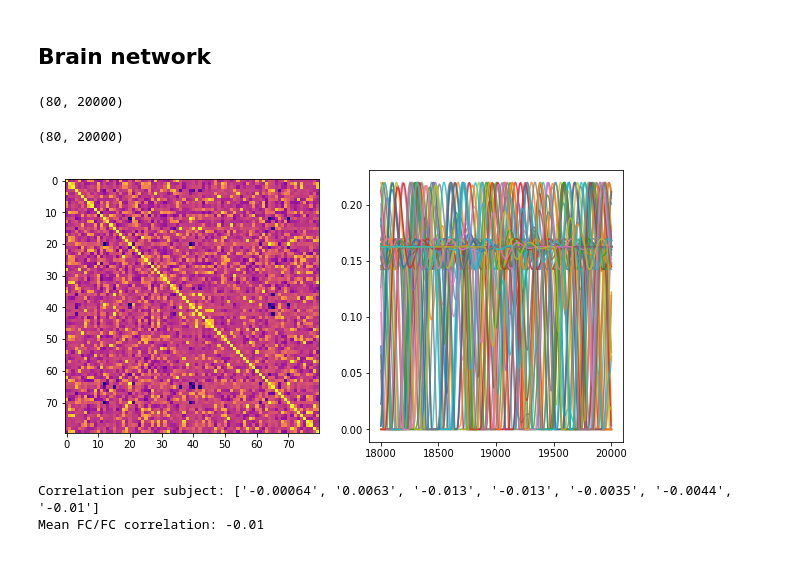
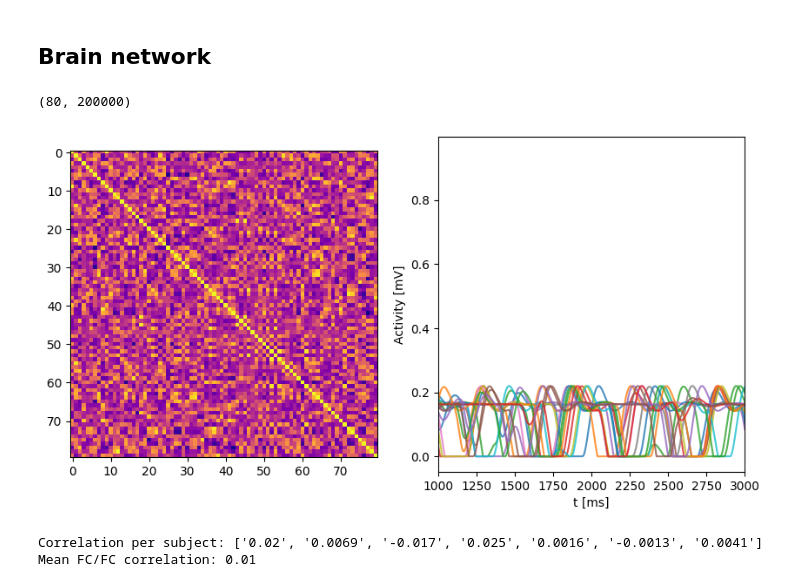
Before and after one commit to guhanou/neurolib, a Jupyter notebook: examples/example-0.9-jr.ipynb, the cells around one changed output. Cells and saved outputs as stored; diff of their text form; code cells hidden in the pictures.

```diff
--- a/examples/example-0.9-jr.ipynb
+++ b/examples/example-0.9-jr.ipynb
@@ -95,31 +113,25 @@ ds = Dataset("hcp")
 # %%
 model = JRModel(Cmat = ds.Cmat, Dmat = ds.Dmat)
 # %%
-model.params['p_ext'] = 0.65
-
+model.params['ext_input'] = 0.65
 model.params['signalV'] = 0
 model.params['duration'] = 20 * 1000
 model.params['sigma_ou'] = 0.14
-model.params['K_gl'] = 3.15
 
-
-model.run(chunkwise=True)
+model.run()
-# %%
-model.y0.shape
-# %% [output]
-(80, 20000)
 # %%
 fig, axs = plt.subplots(1, 2, figsize=(10, 5))
 axs[0].imshow(func.fc(model.y0[:, -10000:]))
-axs[1].plot(model.t, model.y0.T, alpha=0.8);
+axs[1].plot(model.t, model.y0[::5, :].T, alpha=0.8)
+axs[1].set_xlim(1000, 3000)
 model.y0.shape
 # %% [output]
-(80, 20000)
+(80, 200000)
-[figure, old version]
+[figure, new version]
 # %%
 scores = [func.matrix_correlation(func.fc(model.y0[:, -int(5000/model.params['dt']):]), fcemp) for fcemp in ds.FCs]
 print("Correlation per subject:", [f"{s:.2}" for s in scores])
 print("Mean FC/FC correlation: {:.2f}".format(np.mean(scores)))
 # %% [output]
-Correlation per subject: ['-0.00064', '0.0063', '-0.013', '-0.013', '-0.0035', '-0.0044', '-0.01']
-Mean FC/FC correlation: -0.01
+Correlation per subject: ['0.02', '0.0069', '-0.017', '0.025', '0.0016', '-0.0013', '0.0041']
+Mean FC/FC correlation: 0.01
```
Also changed, not shown: parts of 8 cells of this notebook, 1 other file.
